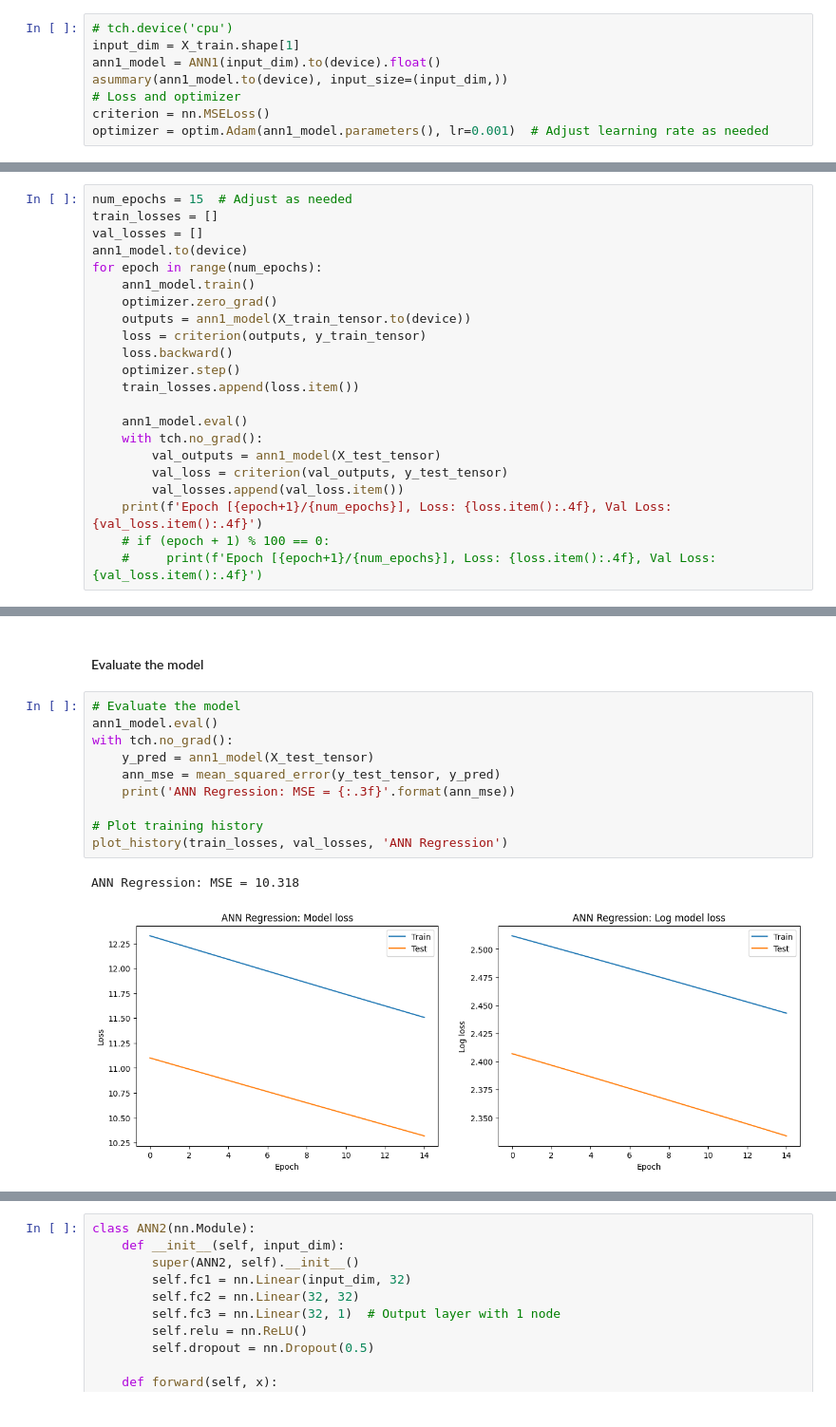
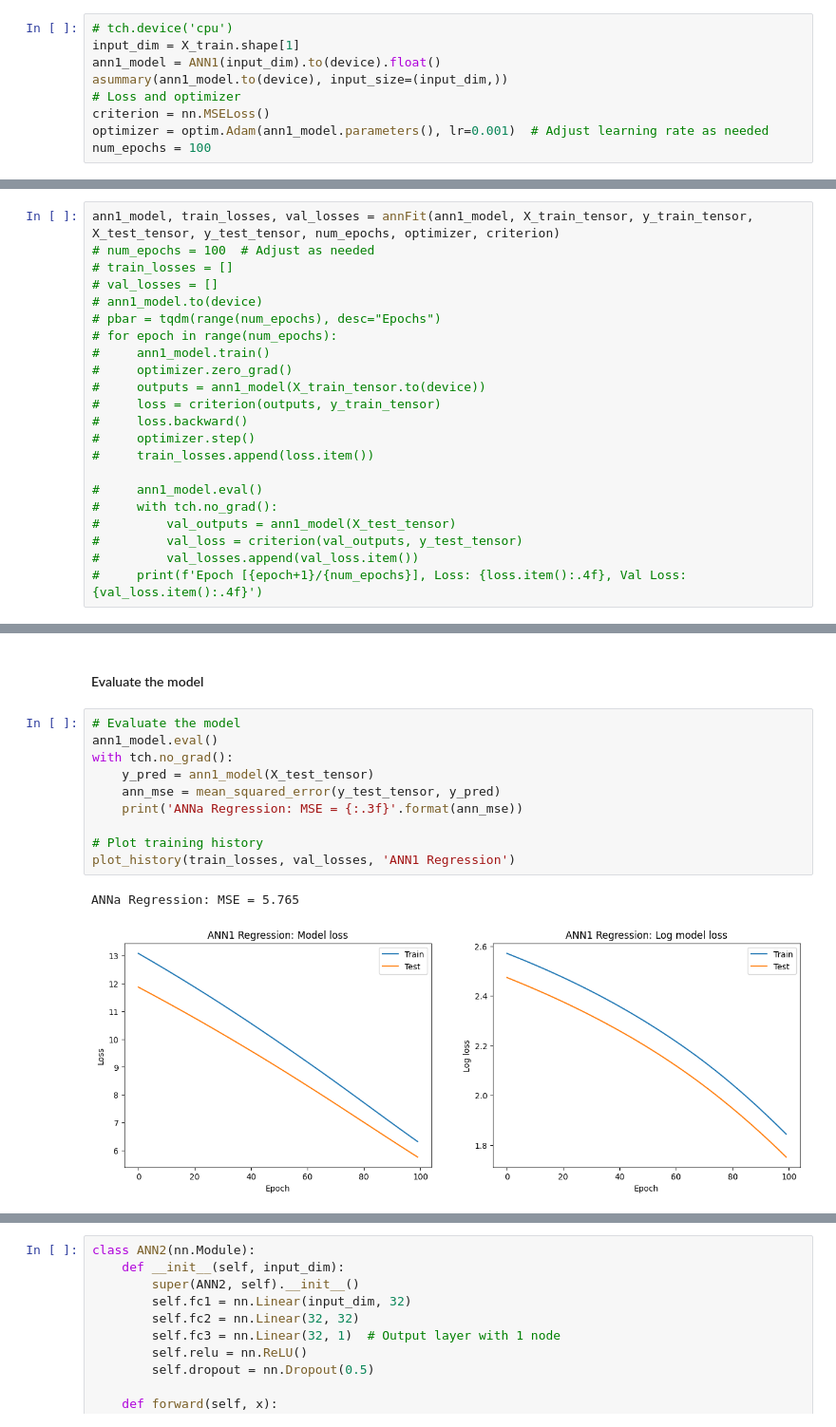
Before and after one commit to pharmbio/lmu-student, a Jupyter notebook: ANN_GNN_forChem_complete.ipynb, the cells around one changed output, grey strips where cells are left out. Shown: that part at 95% size. Saved outputs shown, nothing was run; the diff lists cells and outputs as text.

```diff
--- a/ANN_GNN_forChem_complete.ipynb
+++ b/ANN_GNN_forChem_complete.ipynb
@@ -261,6 +323,7 @@ asummary(ann1_model.to(device), input_size=(input_dim,))
 # Loss and optimizer
 criterion = nn.MSELoss()
 optimizer = optim.Adam(ann1_model.parameters(), lr=0.001)  # Adjust learning rate as needed
+num_epochs = 100
 # %% [output]
 ----------------------------------------------------------------
         Layer (type)               Output Shape         Param #
@@ -282,24 +345,24 @@ Estimated Total Size (MB): 0.00
 ### Train the model
 Here you will train the model
 # %%
-num_epochs = 15  # Adjust as needed
-train_losses = []
-val_losses = []
-ann1_model.to(device)
-for epoch in range(num_epochs):
-    ann1_model.train()
-    optimizer.zero_grad()
-    outputs = ann1_model(X_train_tensor.to(device))
-    loss = criterion(outputs, y_train_tensor)
-    loss.backward()
-    optimizer.step()
-    train_losses.append(loss.item())
+ann1_model, train_losses, val_losses = annFit(ann1_model, X_train_tensor, y_train_tensor, X_test_tensor, y_test_tensor, num_epochs, optimizer, criterion)
+# num_epochs = 100  # Adjust as needed
+# train_losses = []
+# val_losses = []
+# ann1_model.to(device)
+# pbar = tqdm(range(num_epochs), desc="Epochs")
+# for epoch in range(num_epochs):
+#     ann1_model.train()
+#     optimizer.zero_grad()
+#     outputs = ann1_model(X_train_tensor.to(device))
+#     loss = criterion(outputs, y_train_tensor)
+#     loss.backward()
+#     optimizer.step()
+#     train_losses.append(loss.item())
 
-    ann1_model.eval()
-    with tch.no_grad():
-        val_outputs = ann1_model(X_test_tensor)
-        val_loss = criterion(val_outputs, y_test_tensor)
-        val_losses.append(val_loss.item())
-    print(f'Epoch [{epoch+1}/{num_epochs}], Loss: {loss.item():.4f}, Val Loss: {val_loss.item():.4f}')
-    # if (epoch + 1) % 100 == 0:
-    #     print(f'Epoch [{epoch+1}/{num_epochs}], Loss: {loss.item():.4f}, Val Loss: {val_loss.item():.4f}')
+#     ann1_model.eval()
+#     with tch.no_grad():
+#         val_outputs = ann1_model(X_test_tensor)
+#         val_loss = criterion(val_outputs, y_test_tensor)
+#         val_losses.append(val_loss.item())
+#     print(f'Epoch [{epoch+1}/{num_epochs}], Loss: {loss.item():.4f}, Val Loss: {val_loss.item():.4f}')
@@ -324,16 +371,16 @@ Epoch [15/15], Loss: 11.5076, Val Loss: 10.3182
 # %%
 # Evaluate the model
 ann1_model.eval()
 with tch.no_grad():
     y_pred = ann1_model(X_test_tensor)
     ann_mse = mean_squared_error(y_test_tensor, y_pred)
-    print('ANN Regression: MSE = {:.3f}'.format(ann_mse))
+    print('ANNa Regression: MSE = {:.3f}'.format(ann_mse))
 
 # Plot training history
-plot_history(train_losses, val_losses, 'ANN Regression')
+plot_history(train_losses, val_losses, 'ANN1 Regression')
 # %% [output]
-ANN Regression: MSE = 10.318
+ANNa Regression: MSE = 5.765
-[figure, old version]
+[figure, new version]
 # %% [markdown]
 ## Going deeper with ANNs
 In the cells below we define, compile, fit and evaluate a neural network model with:
```
Also changed, not shown: parts of 20 cells of this notebook.
